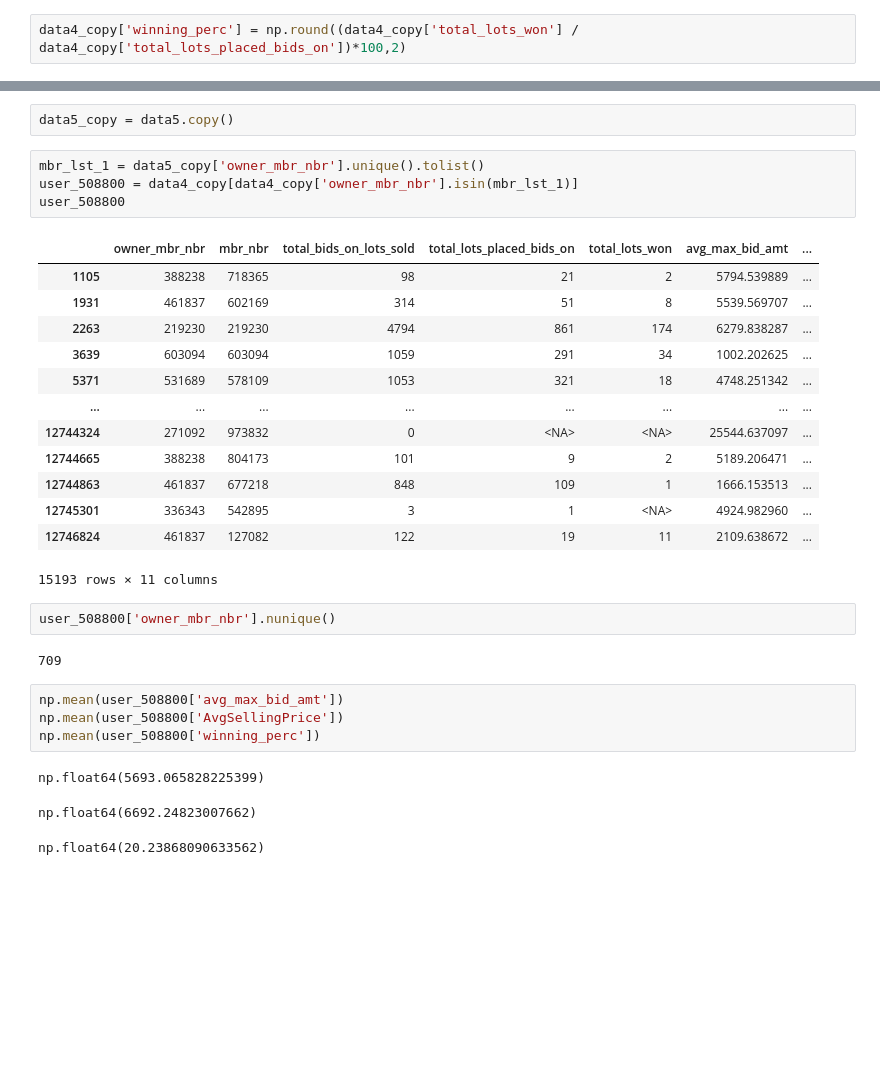
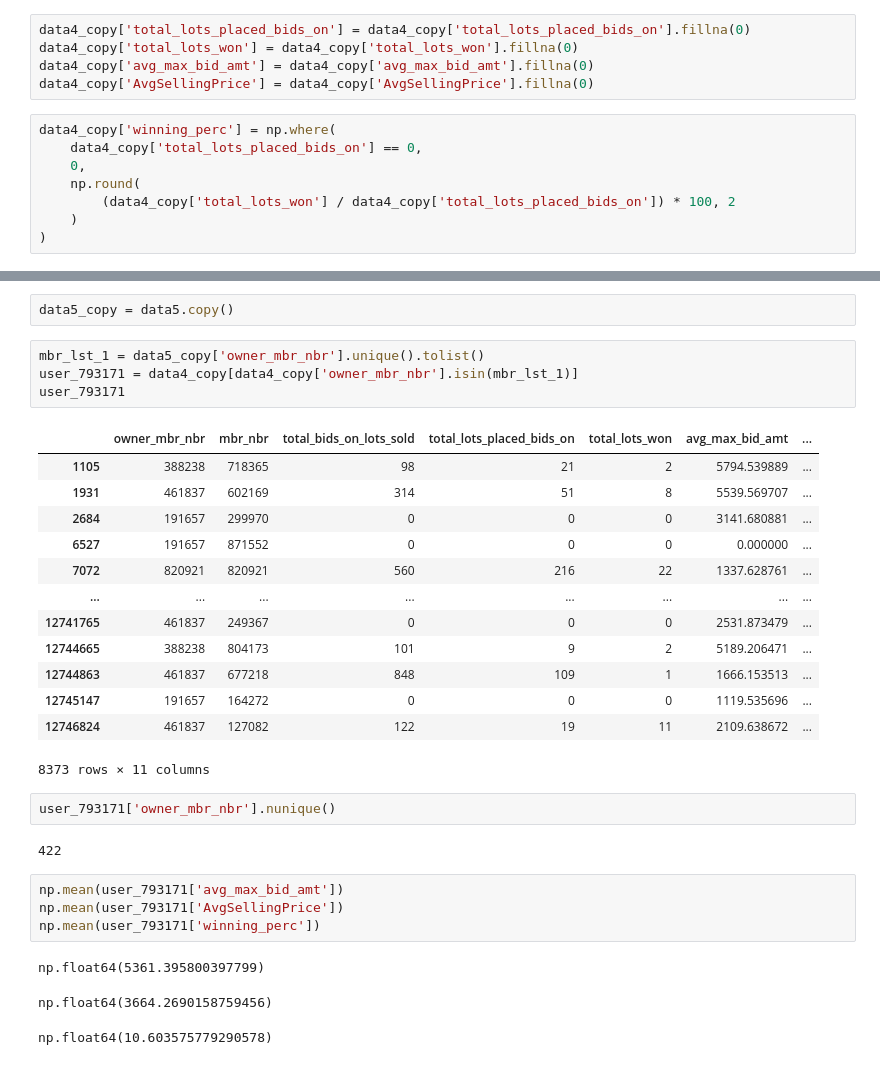
Before and after one commit to srijan-deo/Churn-Premier-Members, a Jupyter notebook: churn-analysis-t6-1year-april.ipynb, the cells around one changed output, grey strips where cells are left out. Cells and saved outputs as stored; diff of their text form; blank space fills up the shorter version.

```diff
--- a/churn-analysis-t6-1year-april.ipynb
+++ b/churn-analysis-t6-1year-april.ipynb
@@ -419,5 +445,16 @@ data4_copy = data4.copy()
+# %%
+data4_copy['total_lots_placed_bids_on'] = data4_copy['total_lots_placed_bids_on'].fillna(0)
+data4_copy['total_lots_won'] = data4_copy['total_lots_won'].fillna(0)
+data4_copy['avg_max_bid_amt'] = data4_copy['avg_max_bid_amt'].fillna(0)
+data4_copy['AvgSellingPrice'] = data4_copy['AvgSellingPrice'].fillna(0)
 # %%
-data4_copy['winning_perc'] = np.round((data4_copy['total_lots_won'] / data4_copy['total_lots_placed_bids_on'])*100,2)
+data4_copy['winning_perc'] = np.where(
+    data4_copy['total_lots_placed_bids_on'] == 0,
+    0,
+    np.round(
+        (data4_copy['total_lots_won'] / data4_copy['total_lots_placed_bids_on']) * 100, 2
+    )
+)
 # %%
 data4_copy
 # %% [output]
@@ -575,33 +586,33 @@ data5 = client.query(query5).to_dataframe()
 data5_copy = data5.copy()
 # %%
 mbr_lst_1 = data5_copy['owner_mbr_nbr'].unique().tolist()
-user_508800 = data4_copy[data4_copy['owner_mbr_nbr'].isin(mbr_lst_1)]
-user_508800
+user_793171 = data4_copy[data4_copy['owner_mbr_nbr'].isin(mbr_lst_1)]
+user_793171
 # %% [output]
 |  | owner_mbr_nbr | mbr_nbr | total_bids_on_lots_sold | total_lots_placed_bids_on | total_lots_won | avg_max_bid_amt | ... |
 | 1105 | 388238 | 718365 | 98 | 21 | 2 | 5794.539889 | ... |
 | 1931 | 461837 | 602169 | 314 | 51 | 8 | 5539.569707 | ... |
-| 2263 | 219230 | 219230 | 4794 | 861 | 174 | 6279.838287 | ... |
-| 3639 | 603094 | 603094 | 1059 | 291 | 34 | 1002.202625 | ... |
-| 5371 | 531689 | 578109 | 1053 | 321 | 18 | 4748.251342 | ... |
+| 2684 | 191657 | 299970 | 0 | 0 | 0 | 3141.680881 | ... |
+| 6527 | 191657 | 871552 | 0 | 0 | 0 | 0.000000 | ... |
+| 7072 | 820921 | 820921 | 560 | 216 | 22 | 1337.628761 | ... |
 | ... | ... | ... | ... | ... | ... | ... | ... |
-| 12744324 | 271092 | 973832 | 0 | <NA> | <NA> | 25544.637097 | ... |
+| 12741765 | 461837 | 249367 | 0 | 0 | 0 | 2531.873479 | ... |
 | 12744665 | 388238 | 804173 | 101 | 9 | 2 | 5189.206471 | ... |
 | 12744863 | 461837 | 677218 | 848 | 109 | 1 | 1666.153513 | ... |
-| 12745301 | 336343 | 542895 | 3 | 1 | <NA> | 4924.982960 | ... |
+| 12745147 | 191657 | 164272 | 0 | 0 | 0 | 1119.535696 | ... |
 | 12746824 | 461837 | 127082 | 122 | 19 | 11 | 2109.638672 | ... |
-15193 rows × 11 columns
+8373 rows × 11 columns
 # %%
-user_508800['owner_mbr_nbr'].nunique()
+user_793171['owner_mbr_nbr'].nunique()
 # %% [output]
-709
+422
 # %%
-np.mean(user_508800['avg_max_bid_amt'])
-np.mean(user_508800['AvgSellingPrice'])
-np.mean(user_508800['winning_perc'])
+np.mean(user_793171['avg_max_bid_amt'])
+np.mean(user_793171['AvgSellingPrice'])
+np.mean(user_793171['winning_perc'])
 # %% [output]
-np.float64(5693.065828225399)
+np.float64(5361.395800397799)
-np.float64(6692.24823007662)
+np.float64(3664.2690158759456)
-np.float64(20.23868090633562)
+np.float64(10.603575779290578)
 # %%
 # Total count
```
Also changed, not shown: parts of 21 cells of this notebook.
